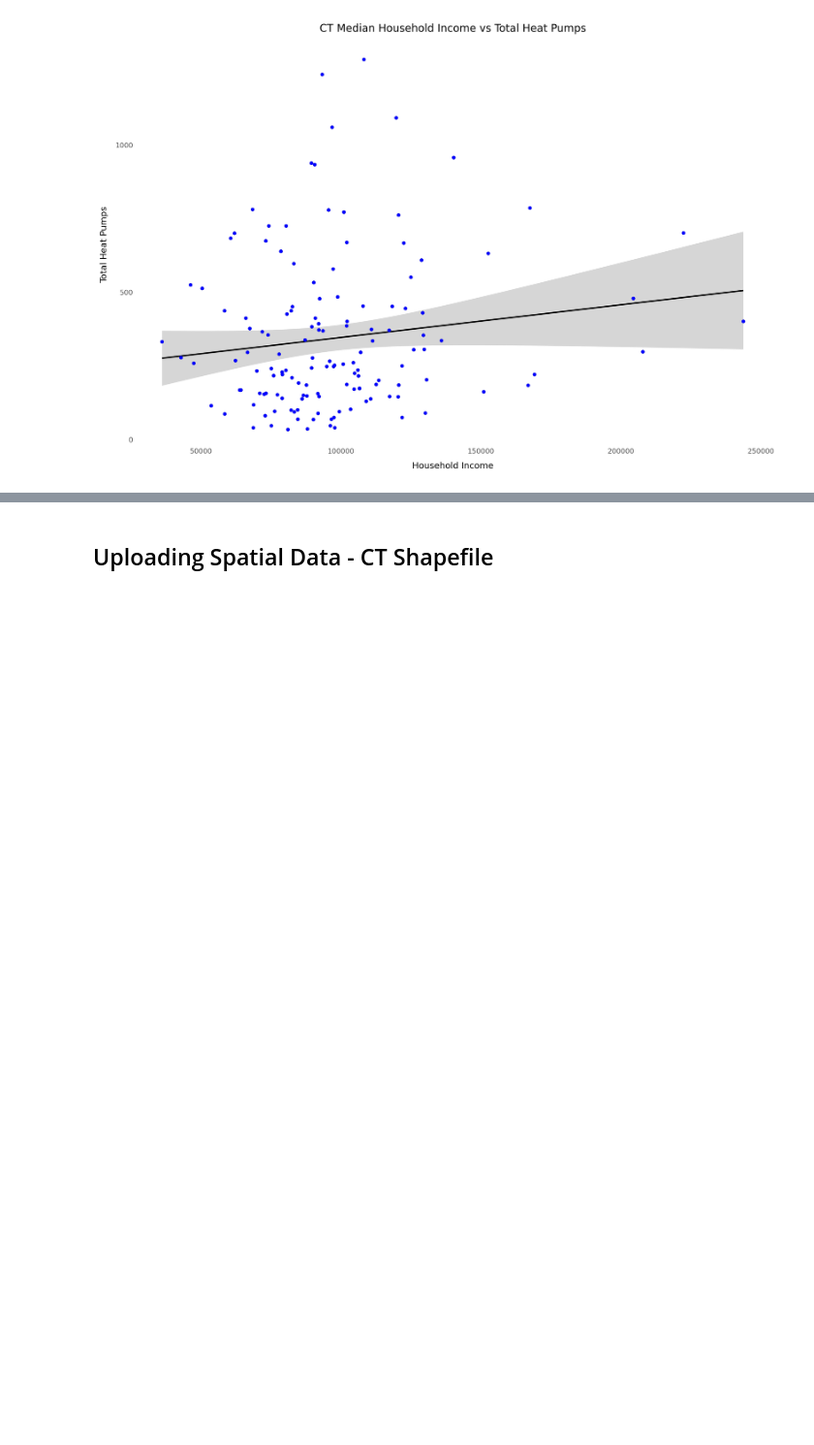
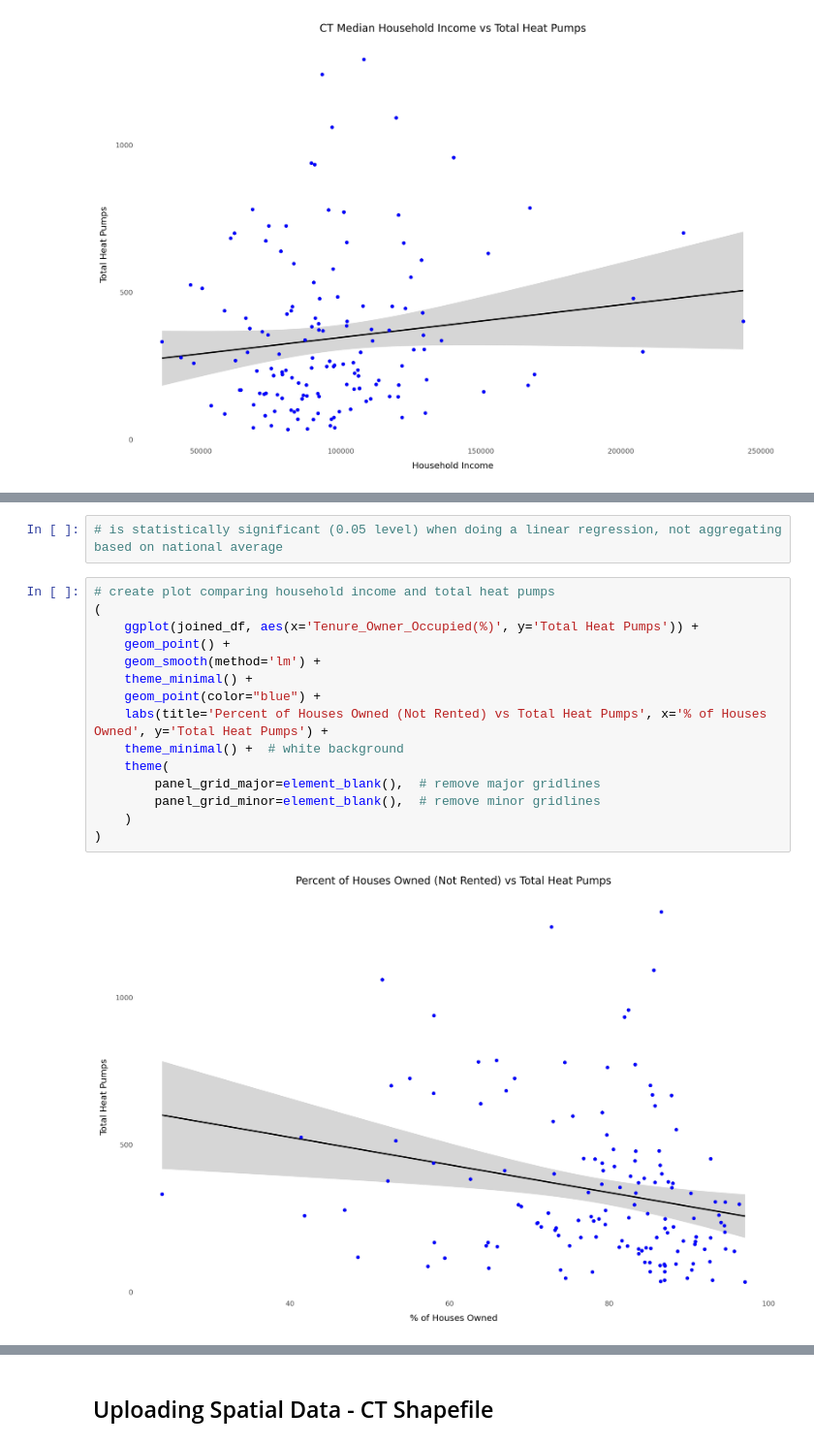
Before and after one commit to pastelpargoal/NO2, a Jupyter notebook: final_project_pargoal_kei.ipynb, the cells around one changed output, grey strips where cells are left out. Shown at 97% size. Cells and saved outputs as stored; diff of their text form; blank space fills up the shorter version.

```diff
--- a/final_project_pargoal_kei.ipynb
+++ b/final_project_pargoal_kei.ipynb
@@ -344,0 +424,19 @@ TtestResult(statistic=np.float64(-1.9130508408116251), pvalue=np.float64(0.05782
+# %%
+# is statistically significant (0.05 level) when doing a linear regression, not aggregating based on national average
+# %%
+# create plot comparing household income and total heat pumps
+(
+    ggplot(joined_df, aes(x='Tenure_Owner_Occupied(%)', y='Total Heat Pumps')) +
+    geom_point() +
+    geom_smooth(method='lm') +
+    theme_minimal() +
+    geom_point(color="blue") +
+    labs(title='Percent of Houses Owned (Not Rented) vs Total Heat Pumps', x='% of Houses Owned', y='Total Heat Pumps') +
+    theme_minimal() +  # white background
+    theme(
+        panel_grid_major=element_blank(),  # remove major gridlines
+        panel_grid_minor=element_blank(),  # remove minor gridlines
+    )
+)
+# %% [output]
+[figure, added]
```
Also changed, not shown: parts of 78 cells of this notebook.
